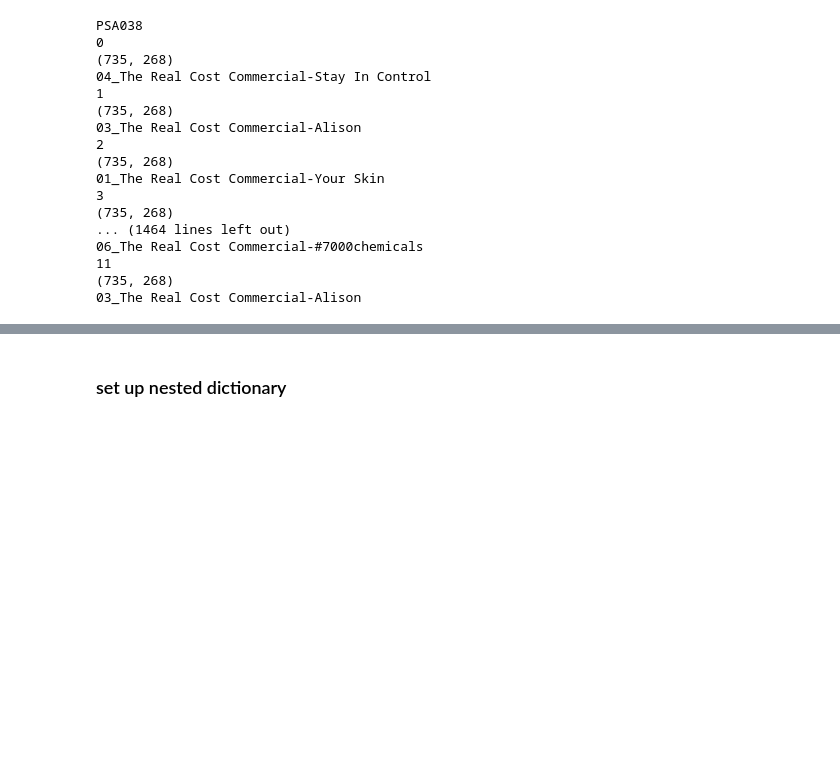
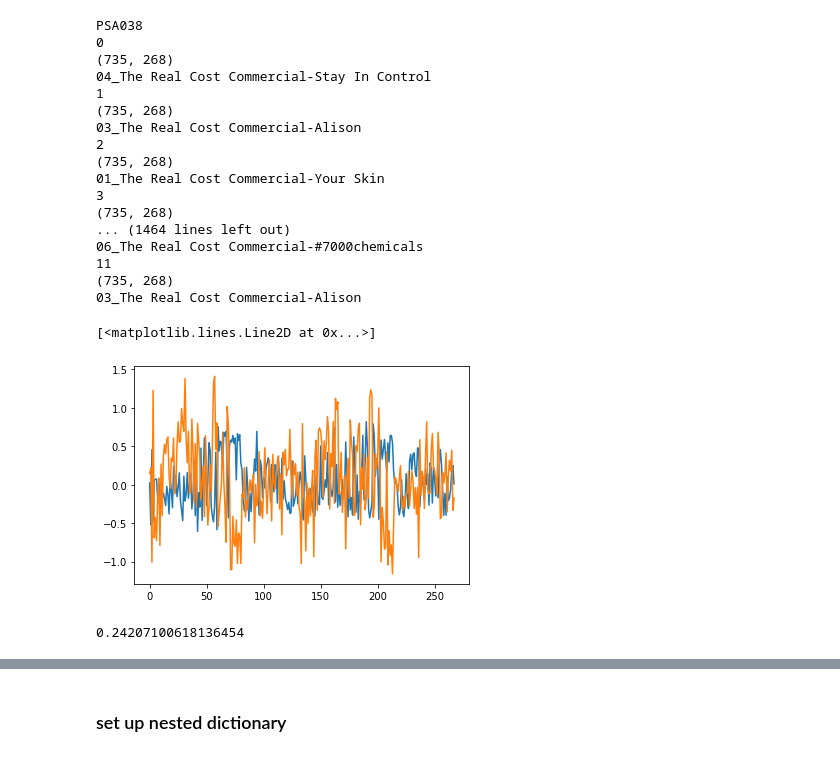
Before and after one commit to shelbywilcox/realcost_memory_isc, a Jupyter notebook: scripts/cmse_analysis_03.ipynb, the cells around one changed output, grey strips where cells are left out. Saved outputs shown, nothing was run; the diff lists cells and outputs as text; code cells hidden in the pictures; blank space fills up the shorter version.

```diff
--- a/scripts/cmse_analysis_03.ipynb
+++ b/scripts/cmse_analysis_03.ipynb
@@ -128,3 +128,14 @@ PSA038
 11
 (735, 268)
 03_The Real Cost Commercial-Alison
+# %%
+plt.plot(subjs_spots_data['PSA003']['04_The Real Cost Commercial-Stay In Control']['view_data'])
+
+plt.plot(subjs_spots_data['PSA003']['02 _SKIN']['imagine_data'])
+# %% [output]
+[<matplotlib.lines.Line2D at 0x...>]
+[figure, added]
+# %%
+np.corrcoef(dataall)[0,1]
+# %% [output]
+0.24207100618136454
```
Also changed, not shown: parts of 3 cells of this notebook.
